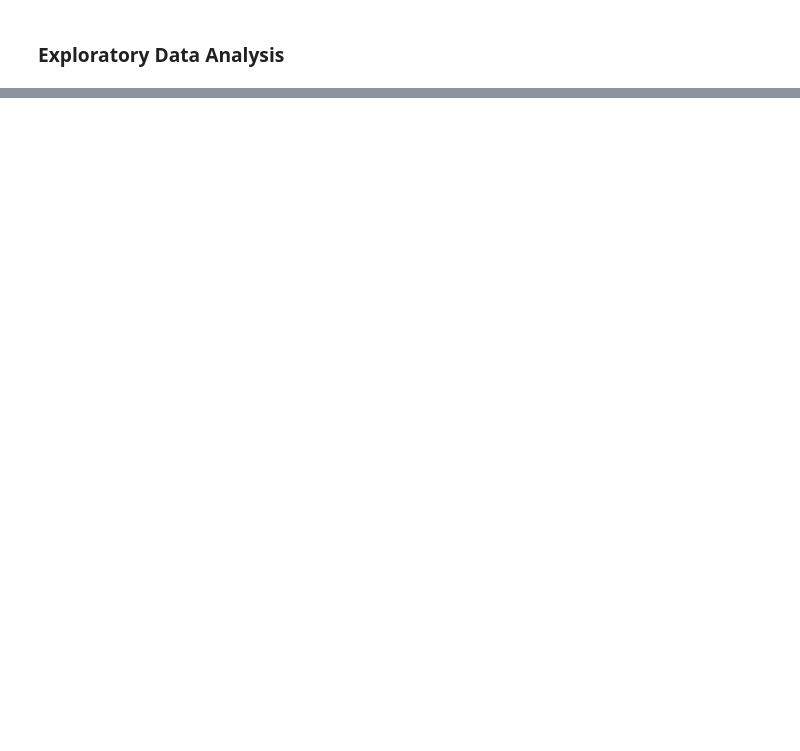
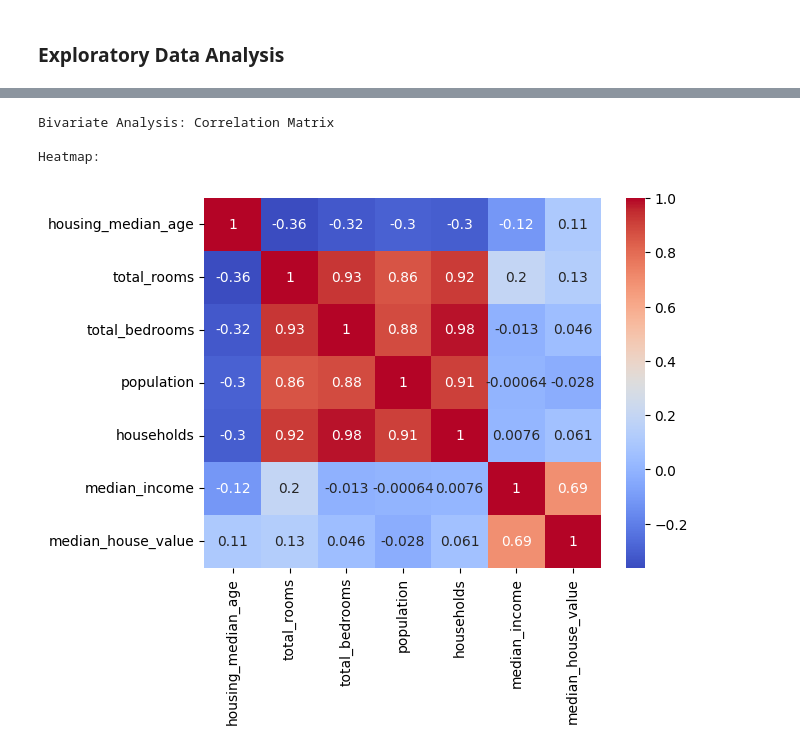
Before and after one commit to AgamyaR/Agamya-MLBootcamp, a Jupyter notebook: AR_2_DataScience_Intro.ipynb, the cells around one changed output, grey strips where cells are left out. Saved outputs shown, nothing was run; the diff lists cells and outputs as text; code cells hidden in the pictures; blank space fills up the shorter version.

```diff
--- a/AR_2_DataScience_Intro.ipynb
+++ b/AR_2_DataScience_Intro.ipynb
@@ -90,14 +139,24 @@ plt.legend()
 # %%
 # Bivariate Analysis: Examine relationships between pairs of variables:
 # Scatter plots: `plt.scatter(df['column_1'], df['column_2'])` to visualize relationships
 # Correlation matrix: `df.corr()` to quantify linear relationships
 # Heatmap: `sns.heatmap(df.corr())` to visualize the correlation matrix
-print("\nBivariate Analysis: Correlation Matrix")
-cal_housing_qnt = cal_housing.drop(columns=['longitude','latitude'])
-correlation_matrix = cal_housing_qnt.corr()
-print("\nHeatmap:")
-sns.heatmap(correlation_matrix, annot=True, cmap='coolwarm')
-plt.show()
+
+
+def corr_analysis(df):
+  print("\nBivariate Analysis: Correlation Matrix")
+  cal_housing_qnt = cal_housing.drop(columns=['longitude','latitude'])
+  correlation_matrix = cal_housing_qnt.corr()
+  print("\nHeatmap:")
+  sns.heatmap(correlation_matrix, annot=True, cmap='coolwarm')
+  plt.show()
+
+corr_analysis(cal_housing)
+# %% [output]
+Bivariate Analysis: Correlation Matrix
+
+Heatmap:
+[figure, added]
 # %% [markdown]
 Context for next question:
 
```
Also changed, not shown: parts of 12 cells of this notebook.
